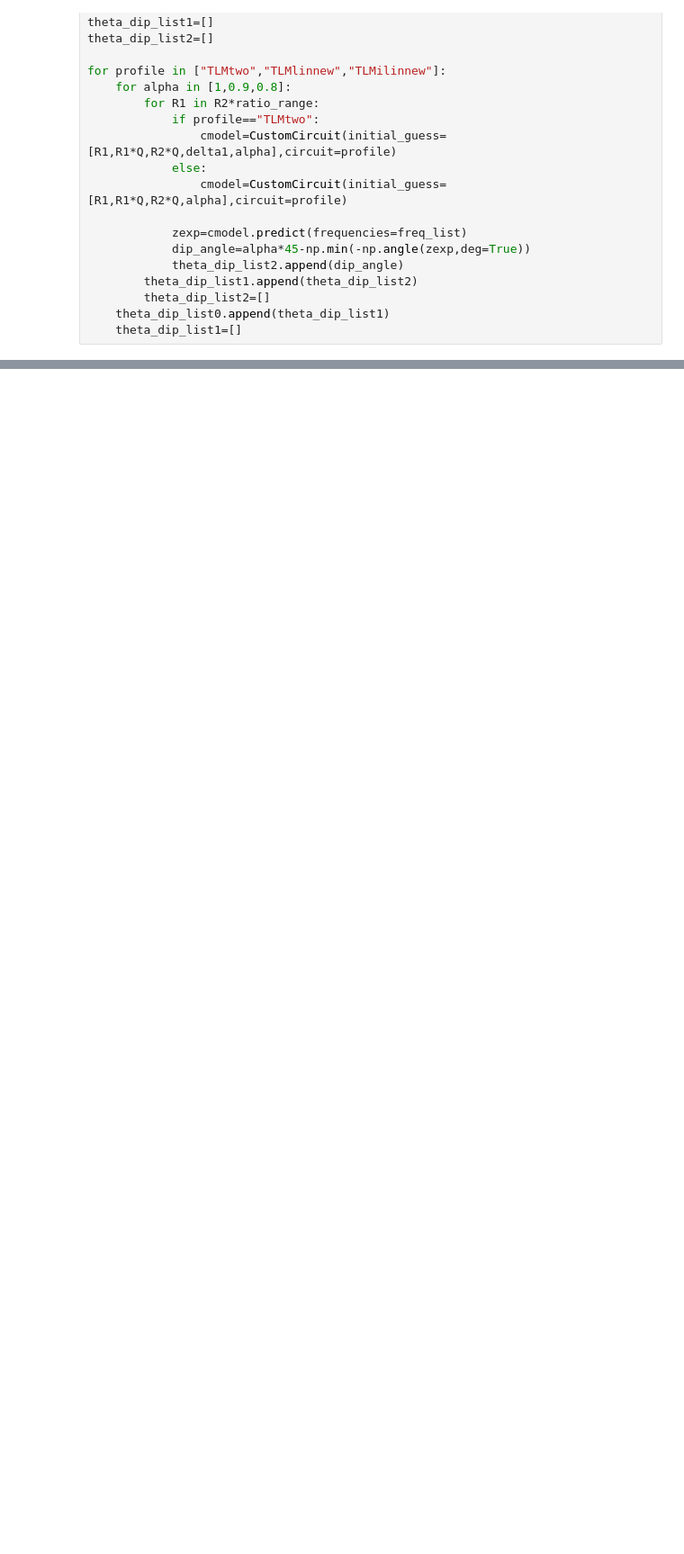
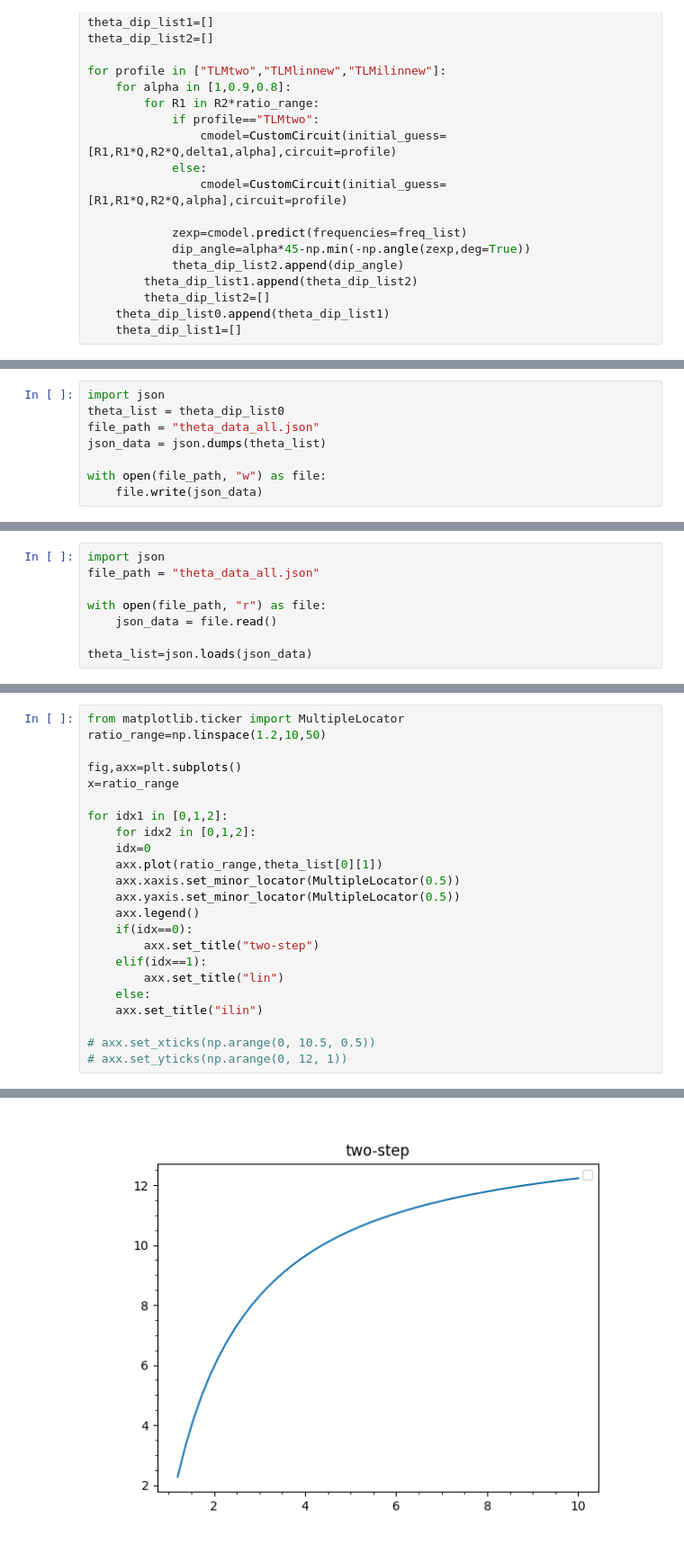
Before and after one commit to Yugal0/fitting-eis-dipangle-analysis, a Jupyter notebook: running_for_data.ipynb, the cells around one changed output, grey strips where cells are left out. Shown: that part at 90% size. Cells and saved outputs as stored; diff of their text form; blank space fills up the shorter version.

```diff
--- a/running_for_data.ipynb
+++ b/running_for_data.ipynb
@@ -37,0 +42,8 @@ for profile in ["TLMtwo","TLMlinnew","TLMilinnew"]:
+# %%
+import json
+theta_list = theta_dip_list0
+file_path = "theta_data_all.json"
+json_data = json.dumps(theta_list)
+
+with open(file_path, "w") as file:
+    file.write(json_data)
@@ -37,0 +52,8 @@ for profile in ["TLMtwo","TLMlinnew","TLMilinnew"]:
+# %%
+import json
+file_path = "theta_data_all.json"
+
+with open(file_path, "r") as file:
+    json_data = file.read()
+
+theta_list=json.loads(json_data)
@@ -37,0 +62,24 @@ for profile in ["TLMtwo","TLMlinnew","TLMilinnew"]:
+# %%
+from matplotlib.ticker import MultipleLocator
+ratio_range=np.linspace(1.2,10,50)
+
+fig,axx=plt.subplots()
+x=ratio_range
+
+for idx1 in [0,1,2]:
+    for idx2 in [0,1,2]:
+    idx=0
+    axx.plot(ratio_range,theta_list[0][1])
+    axx.xaxis.set_minor_locator(MultipleLocator(0.5))
+    axx.yaxis.set_minor_locator(MultipleLocator(0.5))
+    axx.legend()
+    if(idx==0):
+        axx.set_title("two-step")
+    elif(idx==1):
+        axx.set_title("lin")
+    else:
+    axx.set_title("ilin")
+
+# axx.set_xticks(np.arange(0, 10.5, 0.5))
+# axx.set_yticks(np.arange(0, 12, 1))
+# %% [output]
@@ -37,0 +87 @@ for profile in ["TLMtwo","TLMlinnew","TLMilinnew"]:
+[figure, added]
```
Also changed, not shown: parts of 5 cells of this notebook, 1 other file.
